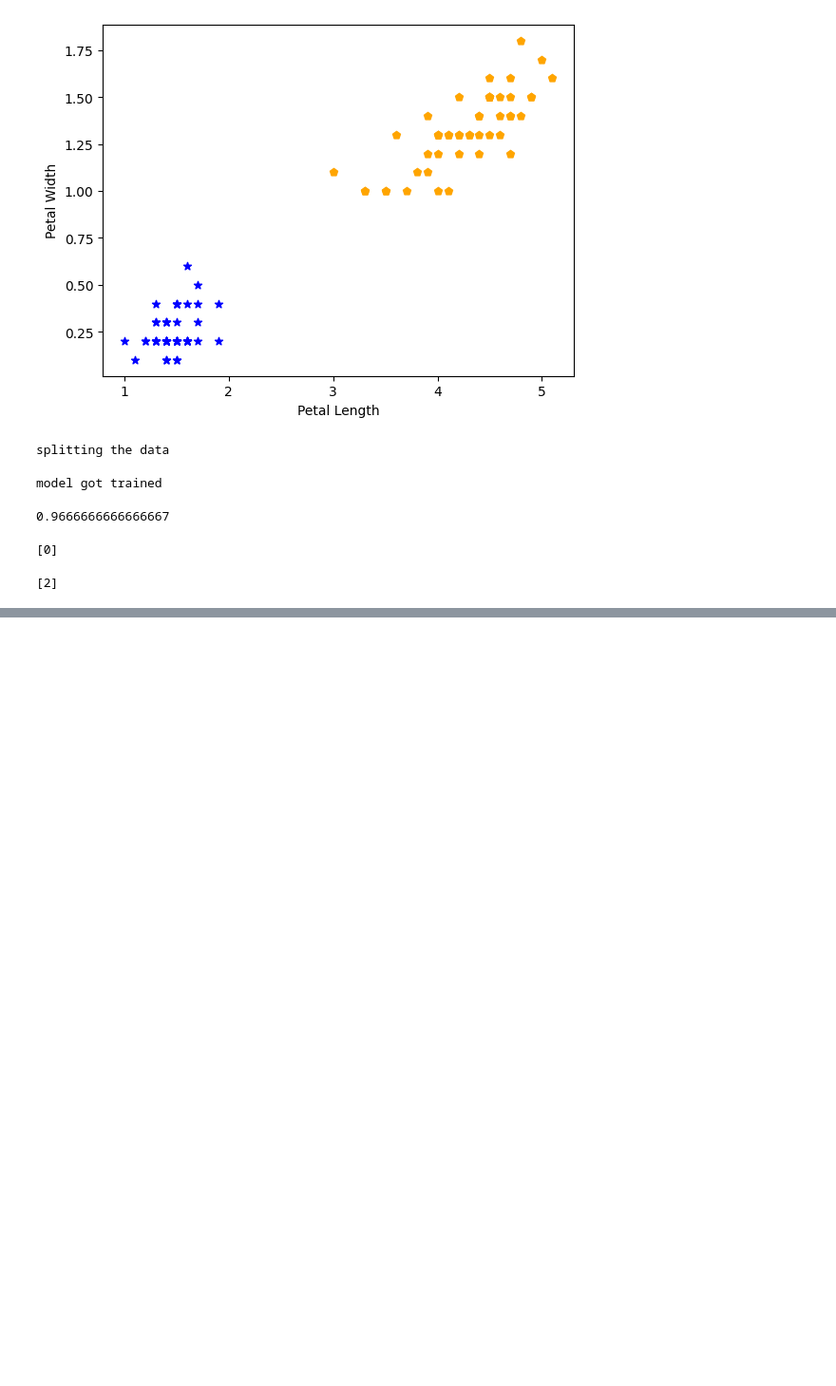
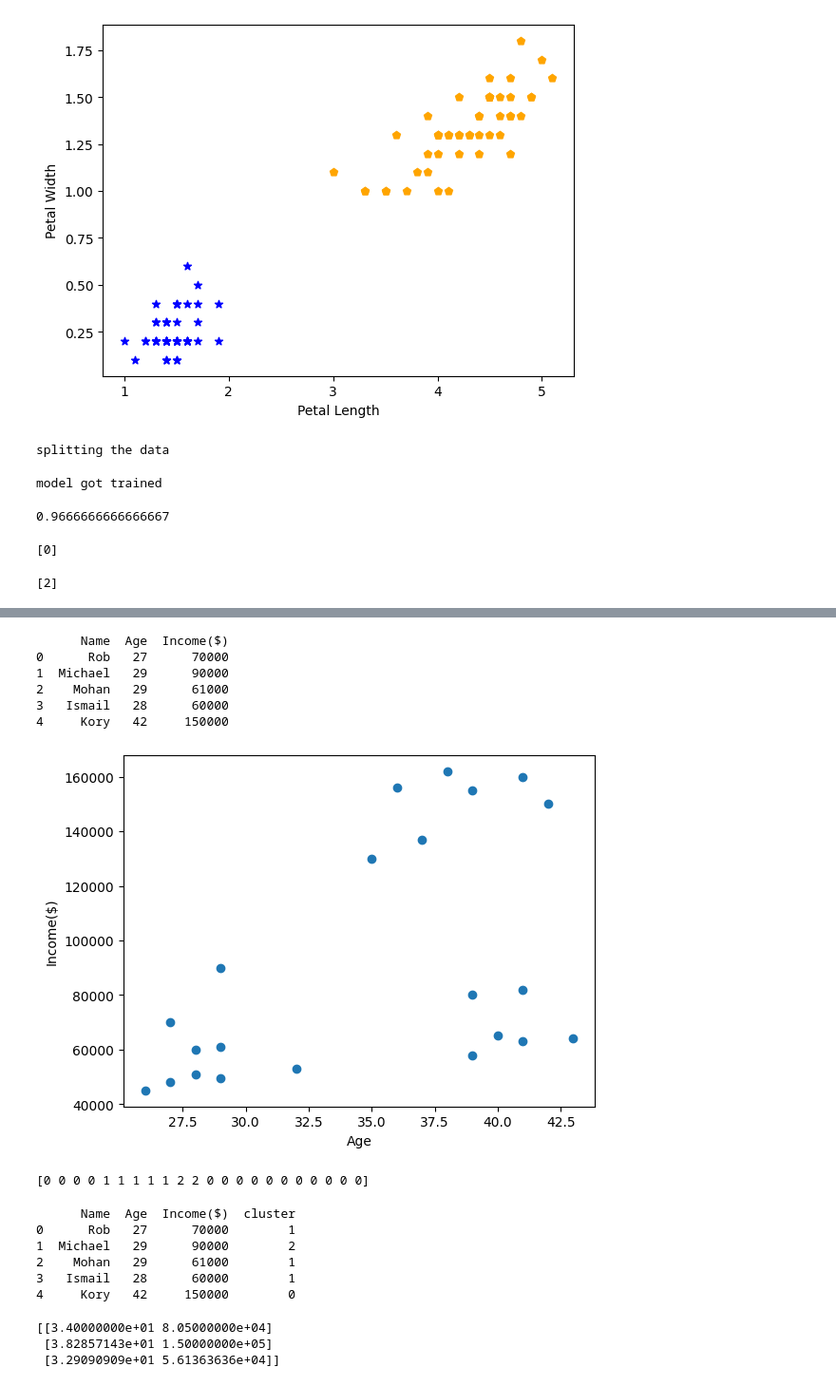
Before and after one commit to lokeshneerasa/MACHINE-LEARNING, a Jupyter notebook: MACHINE_LEARNING.ipynb, the cells around one changed output, grey strips where cells are left out. Shown at 95% size. Cells and saved outputs as stored; diff of their text form; code cells hidden in the pictures; blank space fills up the shorter version.

```diff
--- a/MACHINE_LEARNING.ipynb
+++ b/MACHINE_LEARNING.ipynb
@@ -4467,0 +4477,68 @@ print(model.predict([[2.1,1.9,5.7,4.6]]))
+# %%
+import pandas as pd
+df=pd.read_csv('income.csv')
+print(df.head())
+# %% [output]
+      Name  Age  Income($)
+0      Rob   27      70000
+1  Michael   29      90000
+2    Mohan   29      61000
+3   Ismail   28      60000
+4     Kory   42     150000
+# %%
+#2.Plotting the data
+import pandas as pd
+import matplotlib.pyplot as plt
+
+df=pd.read_csv('income.csv')
+plt.scatter(df.Age,df['Income($)'])
+plt.xlabel('Age')
+plt.ylabel('Income($)')
+plt.show()
+# %% [output]
+[figure, added]
+# %%
+#3.Creating clusters
+import pandas as pd
+from sklearn.cluster import KMeans
+
+df=pd.read_csv('income.csv')
+
+km=KMeans(n_clusters=3)
+y_pred=km.fit_predict(df[['Age','Income($)']])
+print(y_pred)
+# %% [output]
+[0 0 0 0 1 1 1 1 1 2 2 0 0 0 0 0 0 0 0 0 0 0]
+# %%
+#4.Predicting the cluster
+import pandas as pd
+from sklearn.cluster import KMeans
+
+df=pd.read_csv('income.csv')
+
+km=KMeans(n_clusters=3)
+y_pred=km.fit_predict(df[['Age','Income($)']])
+df['cluster']=y_pred
+print(df.head())
+# %% [output]
+      Name  Age  Income($)  cluster
+0      Rob   27      70000        1
+1  Michael   29      90000        2
+2    Mohan   29      61000        1
+3   Ismail   28      60000        1
+4     Kory   42     150000        0
+# %%
+#5.Cluster distance
+import pandas as pd
+from sklearn.cluster import KMeans
+
+df=pd.read_csv('income.csv')
+
+km=KMeans(n_clusters=3)
+y_pred=km.fit_predict(df[['Age','Income($)']])
+df['cluster']=y_pred
+print(km.cluster_centers_)
+# %% [output]
+[[3.40000000e+01 8.05000000e+04]
+ [3.82857143e+01 1.50000000e+05]
+ [3.29090909e+01 5.61363636e+04]]
```
Also changed, not shown: parts of 10 cells of this notebook.
